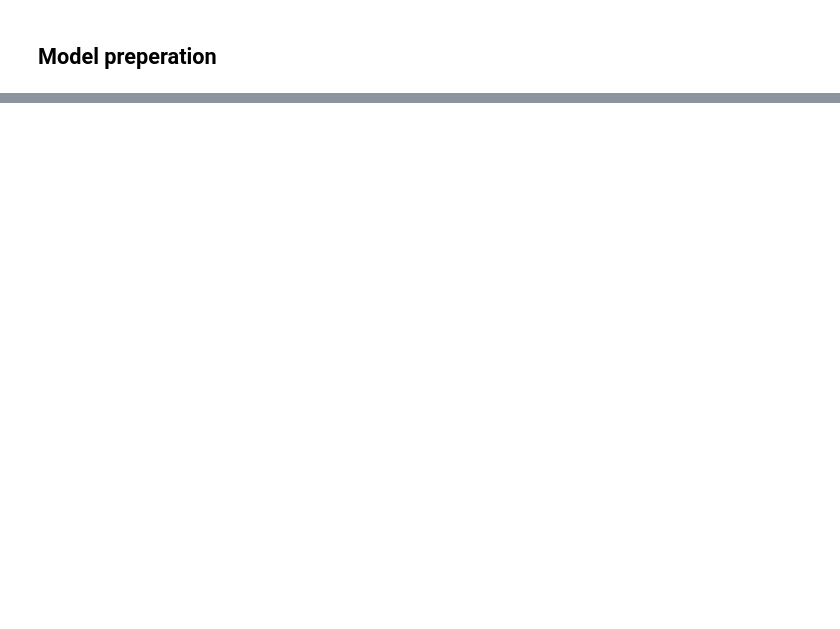
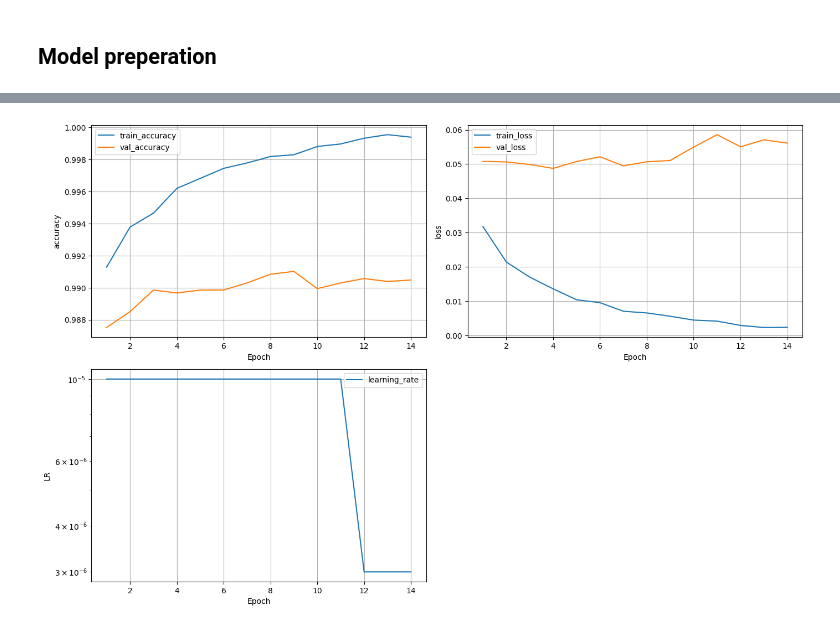
Before and after one commit to kumarkushagra/IITD_project, a Jupyter notebook: main.ipynb, the cells around one changed output, grey strips where cells are left out. Saved outputs shown, nothing was run; the diff lists cells and outputs as text; code cells hidden in the pictures; blank space fills up the shorter version.

```diff
--- a/main.ipynb
+++ b/main.ipynb
@@ -274,29 +385,36 @@ Error:
 # %%
 # NOW, freeze the bottom layers and train the top layers with smaller batch size && reduced LR
-def make_ds(X, y, training=False):
-    ds = tf.data.Dataset.from_tensor_slices((X, y))
-    ds = ds.map(load_image, num_parallel_calls=tf.data.AUTOTUNE)
-    if training:
-        ds = ds.shuffle(1024)
-    return ds.batch(64).prefetch(tf.data.AUTOTUNE)
 
-train_ds = make_ds(X_train, y_train, True)
-val_ds   = make_ds(X_val, y_val)
-test_ds  = make_ds(X_test, y_test)
+train_ds = make_ds(X_train, y_train,64, True)
+val_ds   = make_ds(X_val, y_val, 64)
+test_ds  = make_ds(X_test, y_test, 64)
 
+train_ds = train_ds.repeat()
+val_ds   = val_ds.repeat()
+test_ds  = test_ds.repeat()
 
-# unfreeze top layers of base model
-base_model = model.get_layer("inception_resnet_v2")
+# freeze bottom
+for layer in model.layers[:-100]:
+    layer.trainable = False
 
-base_model.trainable = True
-
-# freeze bottom layers, train top ~100 layers
-for layer in base_model.layers[:-100]:
-    layer.trainable = False
+# unfreeze top
+for layer in model.layers[-100:]:
+    layer.trainable = True
 
 # recompile with smaller LR
 model.compile(
     optimizer=tf.keras.optimizers.Adam(learning_rate=1e-5),
     loss="categorical_crossentropy",
-    metrics=["accuracy"]
+    metrics=["accuracy"],
 )
+# %%
+# train
+history_phase2 = model.fit(
+    train_ds,
+    validation_data=val_ds,
+    steps_per_epoch  = len(X_train) // 64,
+    validation_steps = len(X_val) // 64,
+    epochs=1,
+    callbacks=callbacks,
+    verbose=1
+)
@@ -306,6 +444,8 @@ history_phase2 = model.fit(
     train_ds,
     validation_data=val_ds,
     epochs=20,
+    steps_per_epoch  = len(X_train) // 64,
+    validation_steps = len(X_val) // 64,
     callbacks=callbacks,
     verbose=1
 )
@@ -311,0 +510,4 @@ history_phase2 = model.fit(
+# %%
+plot_all_history(history_phase2)
+# %% [output]
+[figure, added]
```
Also changed, not shown: parts of 31 cells of this notebook.
